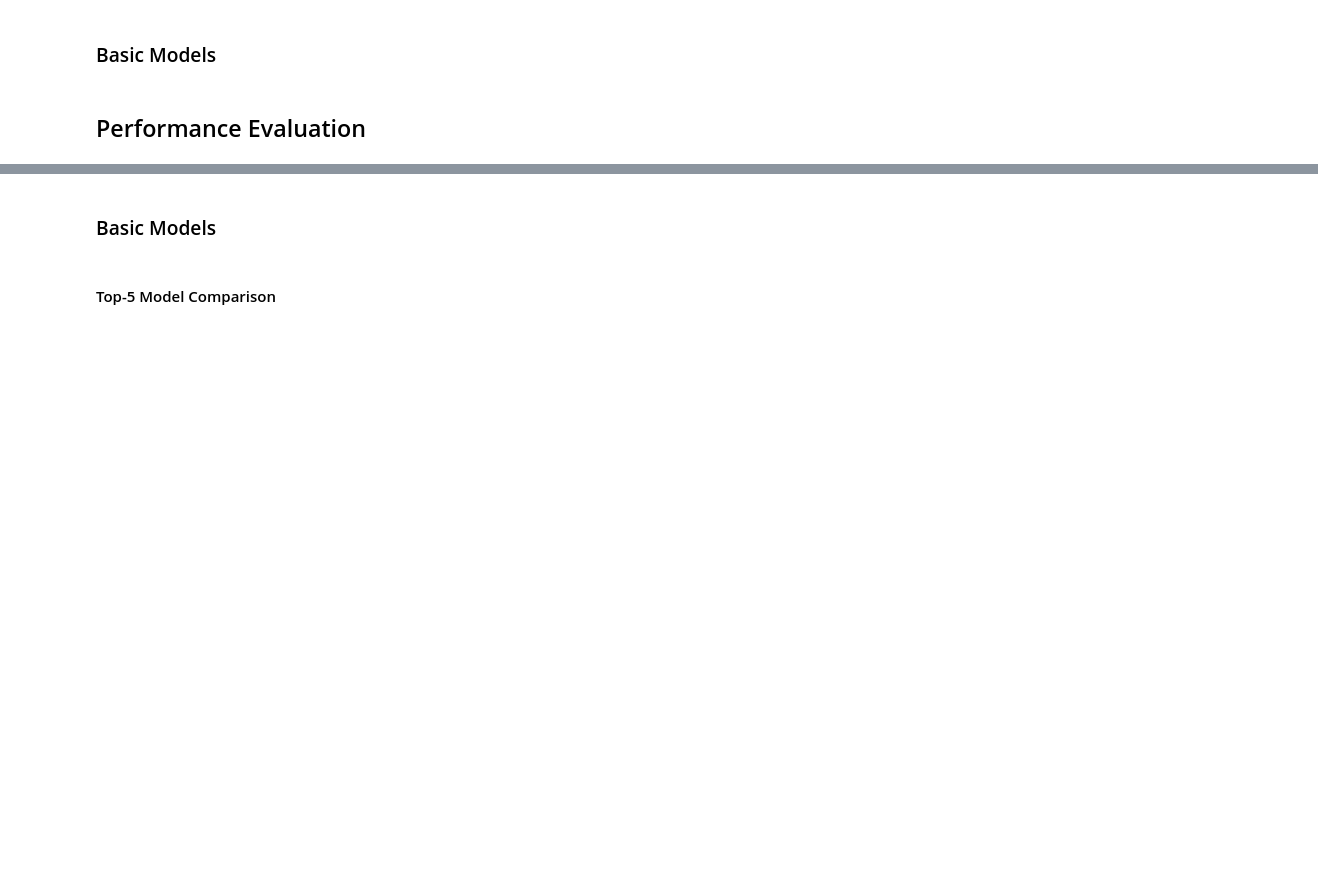
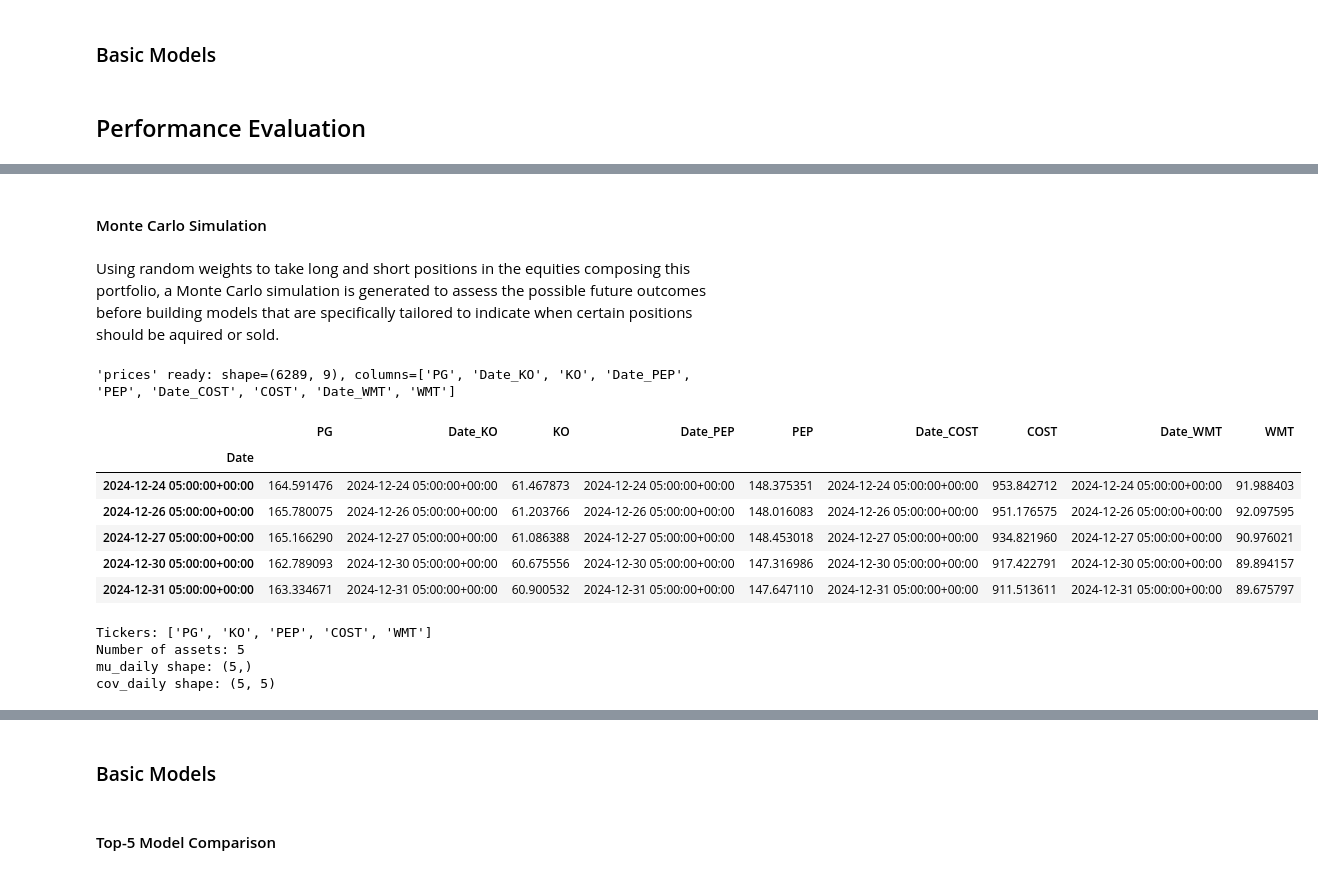
Before and after one commit to EliFreedman/MSDS-451-Final, a Jupyter notebook: notebooks/final_project.ipynb, the cells around one changed output, grey strips where cells are left out. Cells and saved outputs as stored; diff of their text form; code cells hidden in the pictures; blank space fills up the shorter version.

```diff
--- a/notebooks/final_project.ipynb
+++ b/notebooks/final_project.ipynb
@@ -1381,0 +1204,67 @@ for i, row in enumerate(top5_params.to_dicts(), start=1):
+# %% [markdown]
+#### Monte Carlo Simulation
+# %% [markdown]
+Using random weights to take long and short positions in the equities composing this portfolio, a Monte Carlo simulation is generated to assess the possible future outcomes before building models that are specifically tailored to indicate when certain positions should be aquired or sold.
+# %%
+tables = {
+    "PG": pg_data,
+    "KO": ko_data,
+    "PEP": pep_data,
+    "COST": cost_data,
+    "WMT": wmt_data,
+}
+
+prices_pl = None
+for tkr, df in tables.items():
+    tmp = df.select([
+        pl.col("Date").str.to_datetime(time_zone="UTC"),
+        pl.col("Close").alias(tkr),
+    ])
+    if prices_pl is None:
+        prices_pl = tmp
+    else:
+        # Use a unique suffix per join to avoid colliding suffixed column names
+        # (Polars will append the suffix to overlapping non-key columns).
+        prices_pl = prices_pl.join(tmp, on="Date", how="outer", suffix=f"_{tkr}")
+
+prices_pl = prices_pl.sort("Date")
+prices = prices_pl.to_pandas()
+prices["Date"] = pd.to_datetime(prices["Date"])
+prices = prices.set_index("Date").sort_index().dropna(how="any")
+
+print(f"'prices' ready: shape={prices.shape}, columns={list(prices.columns)}")
+display(prices.tail())
+# %% [output]
+'prices' ready: shape=(6289, 9), columns=['PG', 'Date_KO', 'KO', 'Date_PEP', 'PEP', 'Date_COST', 'COST', 'Date_WMT', 'WMT']
+|  | PG | Date_KO | KO | Date_PEP | PEP | Date_COST | COST | Date_WMT | WMT |
+| Date |  |  |  |  |  |  |  |  |  |
+| 2024-12-24 05:00:00+00:00 | 164.591476 | 2024-12-24 05:00:00+00:00 | 61.467873 | 2024-12-24 05:00:00+00:00 | 148.375351 | 2024-12-24 05:00:00+00:00 | 953.842712 | 2024-12-24 05:00:00+00:00 | 91.988403 |
+| 2024-12-26 05:00:00+00:00 | 165.780075 | 2024-12-26 05:00:00+00:00 | 61.203766 | 2024-12-26 05:00:00+00:00 | 148.016083 | 2024-12-26 05:00:00+00:00 | 951.176575 | 2024-12-26 05:00:00+00:00 | 92.097595 |
+| 2024-12-27 05:00:00+00:00 | 165.166290 | 2024-12-27 05:00:00+00:00 | 61.086388 | 2024-12-27 05:00:00+00:00 | 148.453018 | 2024-12-27 05:00:00+00:00 | 934.821960 | 2024-12-27 05:00:00+00:00 | 90.976021 |
+| 2024-12-30 05:00:00+00:00 | 162.789093 | 2024-12-30 05:00:00+00:00 | 60.675556 | 2024-12-30 05:00:00+00:00 | 147.316986 | 2024-12-30 05:00:00+00:00 | 917.422791 | 2024-12-30 05:00:00+00:00 | 89.894157 |
+| 2024-12-31 05:00:00+00:00 | 163.334671 | 2024-12-31 05:00:00+00:00 | 60.900532 | 2024-12-31 05:00:00+00:00 | 147.647110 | 2024-12-31 05:00:00+00:00 | 911.513611 | 2024-12-31 05:00:00+00:00 | 89.675797 |
+# %%
+prices = prices[tickers].dropna()
+
+tickers = list(prices.columns)
+n_assets = len(tickers)
+
+# Calculate log returns
+logrets = np.log(prices / prices.shift(1)).dropna()
+mu_daily = logrets.mean().values         # mean daily log returns
+cov_daily = logrets.cov().values         # covariance matrix of log returns
+
+# Cholesky Decomposition for correlation
+L = np.linalg.cholesky(cov_daily)
+
+rng = np.random.default_rng(SEED)
+
+print("Tickers:", tickers)
+print("Number of assets:", n_assets)
+print("mu_daily shape:", mu_daily.shape)
+print("cov_daily shape:", cov_daily.shape)
+# %% [output]
+Tickers: ['PG', 'KO', 'PEP', 'COST', 'WMT']
+Number of assets: 5
+mu_daily shape: (5,)
+cov_daily shape: (5, 5)
```
Also changed, not shown: parts of 32 cells of this notebook.
